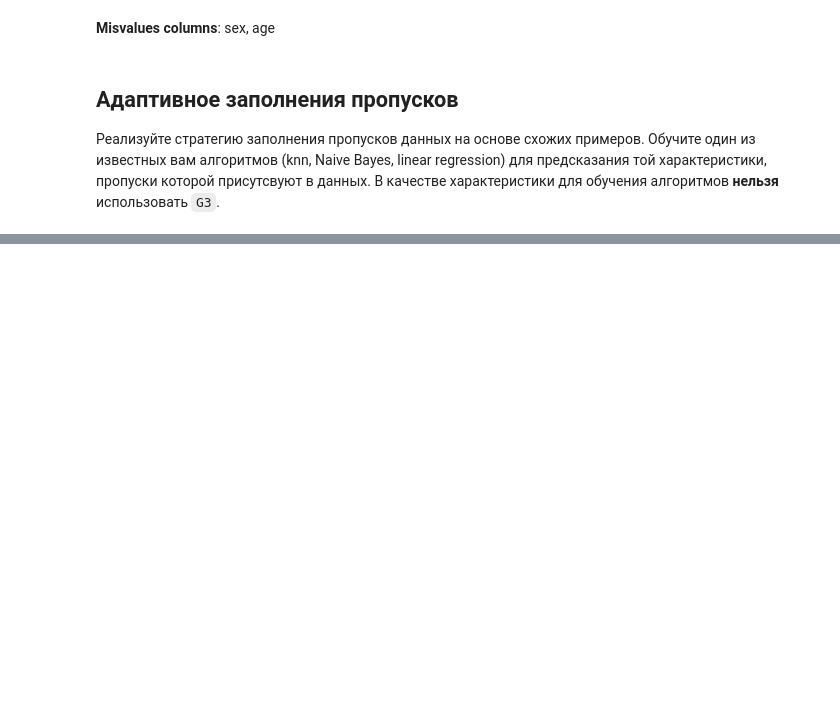
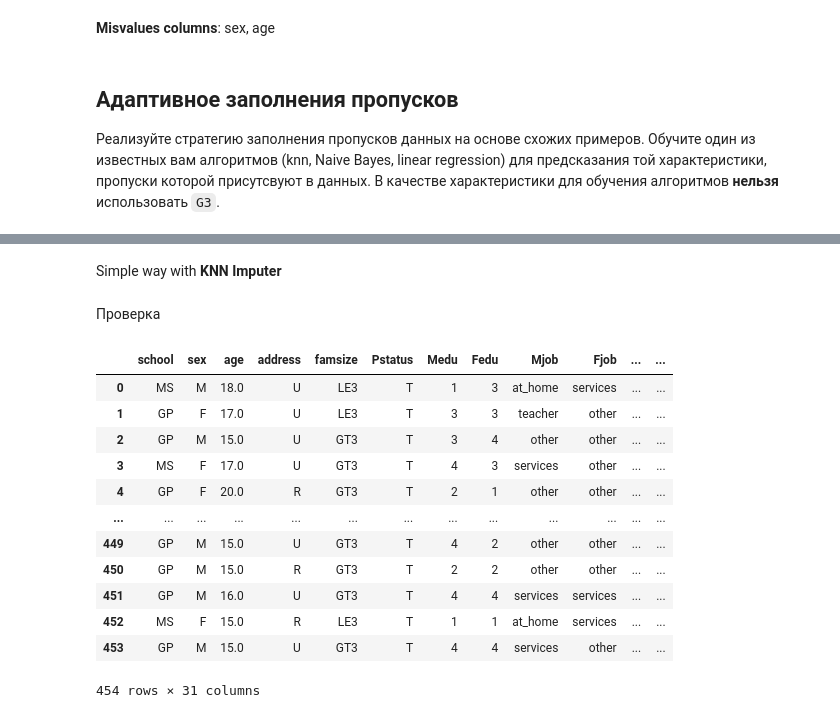
Before and after one commit to OfLoopa/ml_mipt_dafe, a Jupyter notebook: homeworks/hw_1/hw1_validation.ipynb, the cells around one changed output, grey strips where cells are left out. Drawn from its saved outputs; the diff is of its cells as text; code cells hidden in the pictures; blank space fills up the shorter version.

````diff
--- a/homeworks/hw_1/hw1_validation.ipynb
+++ b/homeworks/hw_1/hw1_validation.ipynb
@@ -223,4 +223,5 @@ X_train.loc[(X_train['age'] > 22) | (X_train['age'] < 15), 'age'] = np.nan
 Реализуйте стратегию заполнения пропусков данных на основе схожих примеров. Обучите один из известных вам алгоритмов (knn, Naive Bayes, linear regression) для предсказания той характеристики, пропуски которой присутсвуют в данных. В качестве характеристики для обучения алгоритмов __нельзя__ использовать ```G3```.
 # %%
 design = X_train.loc[:, X_train.columns != "G3"]
+design = pd.get_dummies(design, columns=[elem for elem in list(design.columns) if (elem != 'address' and elem != 'sex' and elem != 'age' and elem != 'absences')])
 # %% [markdown]
@@ -242,0 +259,45 @@ design_target = design['sex']
+# %% [markdown]
+Simple way with **KNN Imputer**
+# %%
+from sklearn.impute import KNNImputer
+
+design_copy = design.copy()
+
+design_copy.loc[(design_copy['address'] == 'U'), 'address'] = True
+design_copy.loc[(design_copy['address'] == 'R'), 'address'] = False
+design_copy.loc[(design_copy['sex'] == 'M'), 'sex'] = True
+design_copy.loc[(design_copy['sex'] == 'F'), 'sex'] = False
+
+age_i = design_copy.columns.get_loc('age')
+address_i = design_copy.columns.get_loc('address')
+sex_i = design_copy.columns.get_loc('sex')
+
+imputer = KNNImputer(n_neighbors=2)
+design_fillna = imputer.fit_transform(design_copy)
+
+X_train['age'] = design_fillna[:,age_i]
+X_train['sex'] = design_fillna[:,address_i]
+X_train['address'] = design_fillna[:,sex_i]
+
+X_train.loc[(X_train['address'] == True), 'address'] = 'U'
+X_train.loc[(X_train['address'] == False), 'address'] = 'R'
+X_train.loc[(X_train['sex'] == True), 'sex'] = 'M'
+X_train.loc[(X_train['sex'] == False), 'sex'] = 'F'
+# %% [markdown]
+Проверка
+# %%
+X_train
+# %% [output]
+|  | school | sex | age | address | famsize | Pstatus | Medu | Fedu | Mjob | Fjob | ... | ... |
+| 0 | MS | M | 18.0 | U | LE3 | T | 1 | 3 | at_home | services | ... | ... |
+| 1 | GP | F | 17.0 | U | LE3 | T | 3 | 3 | teacher | other | ... | ... |
+| 2 | GP | M | 15.0 | U | GT3 | T | 3 | 4 | other | other | ... | ... |
+| 3 | MS | F | 17.0 | U | GT3 | T | 4 | 3 | services | other | ... | ... |
+| 4 | GP | F | 20.0 | R | GT3 | T | 2 | 1 | other | other | ... | ... |
+| ... | ... | ... | ... | ... | ... | ... | ... | ... | ... | ... | ... | ... |
+| 449 | GP | M | 15.0 | U | GT3 | T | 4 | 2 | other | other | ... | ... |
+| 450 | GP | M | 15.0 | R | GT3 | T | 2 | 2 | other | other | ... | ... |
+| 451 | GP | M | 16.0 | U | GT3 | T | 4 | 4 | services | services | ... | ... |
+| 452 | MS | F | 15.0 | R | LE3 | T | 1 | 1 | at_home | services | ... | ... |
+| 453 | GP | M | 15.0 | U | GT3 | T | 4 | 4 | services | other | ... | ... |
+454 rows × 31 columns
````
Also changed, not shown: parts of 8 cells of this notebook, 2 other files.
